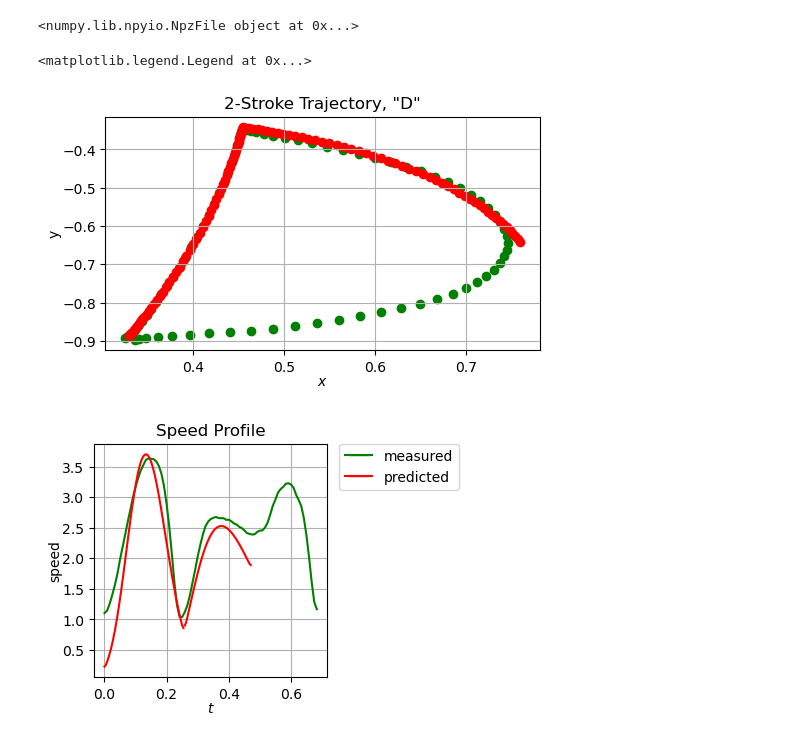
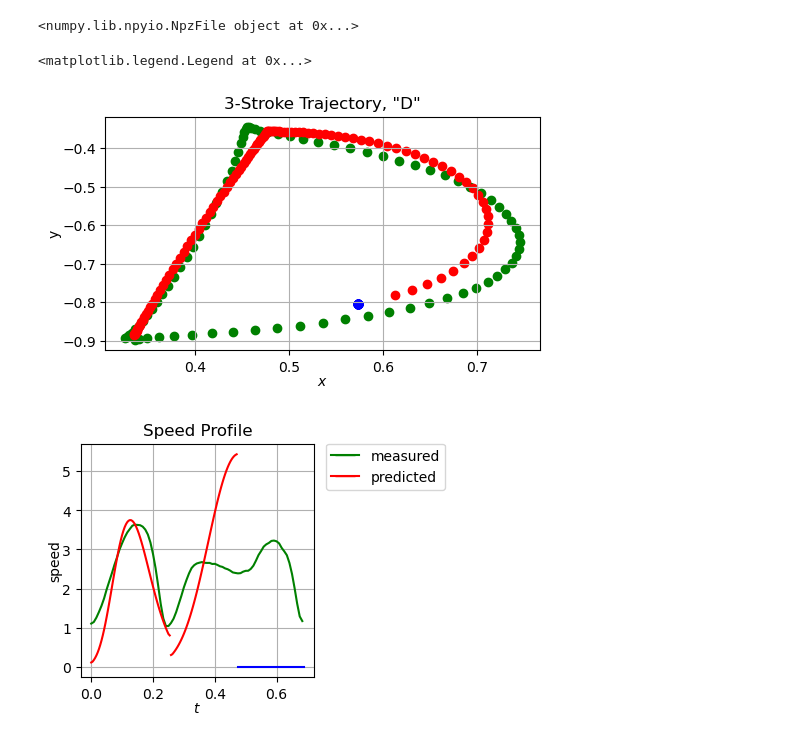
Before and after one commit to gchenfc/art_skills, a Jupyter notebook: python/Sln_alphabet.ipynb, the cells around one changed output. Drawn from its saved outputs; the diff is of its cells as text; code cells hidden in the pictures.

Commit message:
3-stroke trajectory needs to be fixed

```diff
--- a/python/Sln_alphabet.ipynb
+++ b/python/Sln_alphabet.ipynb
@@ -53,12 +53,12 @@ y_gt2 = gt2.y.tolist()
 v_gt2 = np.sqrt(np.sum((np.gradient(np.array([x_gt2,y_gt2]), axis=1)/(1/120/2))**2,
                                   axis=0))
 
-# gt3 = pd.read_csv("../build/cpp/SLM/tests/stroke3_gtsam.csv", usecols=columns)
-# t_gt3 = gt3.time.tolist()
-# x_gt3 = gt3.x.tolist()
-# y_gt3 = gt3.y.tolist()
-# v_gt3 = np.sqrt(np.sum((np.gradient(np.array([x_gt3,y_gt3]), axis=1)/(1/120/2))**2,
-#                                   axis=0))
+gt3 = pd.read_csv("../build/cpp/SLM/tests/stroke3_gtsam.csv", usecols=columns)
+t_gt3 = gt3.time.tolist()
+x_gt3 = gt3.x.tolist()
+y_gt3 = gt3.y.tolist()
+v_gt3 = np.sqrt(np.sum((np.gradient(np.array([x_gt3,y_gt3]), axis=1)/(1/120/2))**2,
+                                  axis=0))
 # %% [output]
 <numpy.lib.npyio.NpzFile object at 0x...>
 # %%
@@ -73,41 +73,40 @@ yellow_ln = mlines.Line2D([], [], color='yellow', marker='_',
                           markersize=15, label='error')
 
 fig, ax = plt.subplots()
-plt.title('2-Stroke Trajectory, "D"')
+plt.title('3-Stroke Trajectory, "D"')
 plt.grid(visible=1)
 plt.scatter(x, y, c='g')
 plt.scatter(x_gt1, y_gt1, c='r')
 plt.scatter(x_gt2, y_gt2, c='r')
-#plt.scatter(x_gt3, y_gt3, c='b')
-#plt.scatter(xre, yre, c='r')
+plt.scatter(x_gt3, y_gt3, c='b')
 plt.xlabel('$x$', labelpad=0)
 plt.ylabel('y', labelpad=0)
 
 fig, ax = plt.subplots()
 plt.title('Speed Profile')
 plt.grid(visible=1)
 # for i, s in enumerate(strokes):
 #     plt.fill_between(t, 0, s, where=s > 0, facecolor='grey', alpha=0.5)
 #plt.plot(t_nt, velocity, 'g')
 plt.plot(t, velocity, 'g')
 plt.plot(t_gt1, v_gt1, 'r')
 plt.plot(t_gt2, v_gt2, 'r')
-# plt.plot(t_gt3, v_gt3, 'b')
+plt.plot(t_gt3, v_gt3, 'b')
 # plt.scatter(tm, v, c='g')
 # plt.scatter(tm, V, c='r')
 # for i in range(len(px)):
 #     lineXdata = (tm[i], tm[i])  # same X
 #     lineYdata = (v[i], V[i])  # different Y
 #     plt.plot(lineXdata, lineYdata, c='y')
 plt.xlabel('$t$', labelpad=0)
 plt.ylabel('speed', labelpad=0)
 ax.set_box_aspect(1)
 plt.legend(handles=[green_pt, red_pt],
            bbox_to_anchor=(1.05, 1), loc=2, borderaxespad=0.)
 # %% [output]
 <matplotlib.legend.Legend at 0x...>
-[figure, old version]
+[figure, new version]
-[figure, old version]
+[figure, new version]
 # %%
 # plt.scatter(px, py, c='g')
 # plt.scatter(Xx, Xy, c='r')
```
Also changed, not shown: 3 other files.
